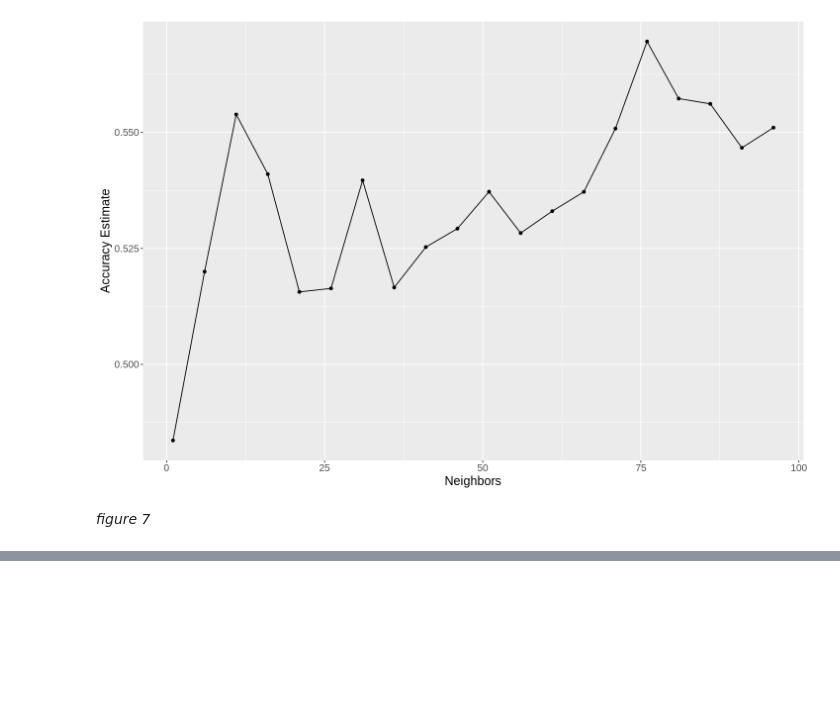
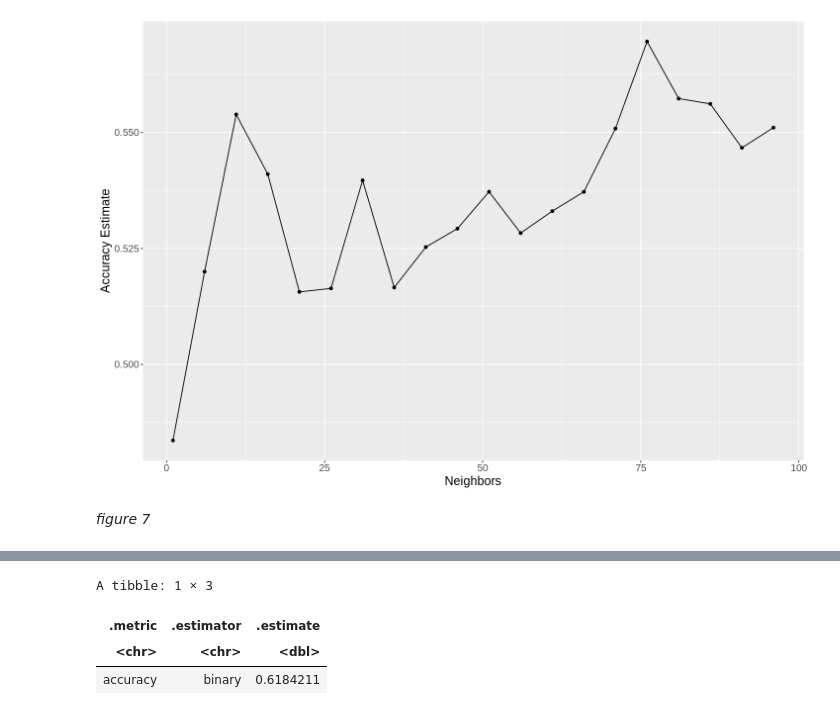
Before and after one commit to oskarjychen/Prediction-of-Heart-Diseases-Project, a Jupyter notebook: report.ipynb, the cells around one changed output, grey strips where cells are left out. Saved outputs shown, nothing was run; the diff lists cells and outputs as text; code cells hidden in the pictures; blank space fills up the shorter version.

```diff
--- a/report.ipynb
+++ b/report.ipynb
@@ -213,0 +230,21 @@ accuracy_vs_k
+# %%
+knn_final_tune <- nearest_neighbor(weight_func = "rectangular", neighbors = 76) |>
+    set_engine("kknn") |>
+    set_mode("classification")
+
+heart_final_fit <- workflow() |>
+    add_recipe(heart_recipe) |>
+    add_model(knn_final_tune) |>
+    fit(data = heart_train)
+
+heart_test_predictions <- predict(heart_final_fit, heart_test) |>
+    bind_cols(heart_test)
+
+heart_test_predictions |>
+    metrics(truth = heart_disease, estimate = .pred_class) |>
+    filter(.metric == "accuracy")
+# %% [output]
+A tibble: 1 × 3
+| .metric | .estimator | .estimate |
+| <chr> | <chr> | <dbl> |
+| accuracy | binary | 0.6184211 |
```
Also changed, not shown: parts of 13 cells of this notebook.
